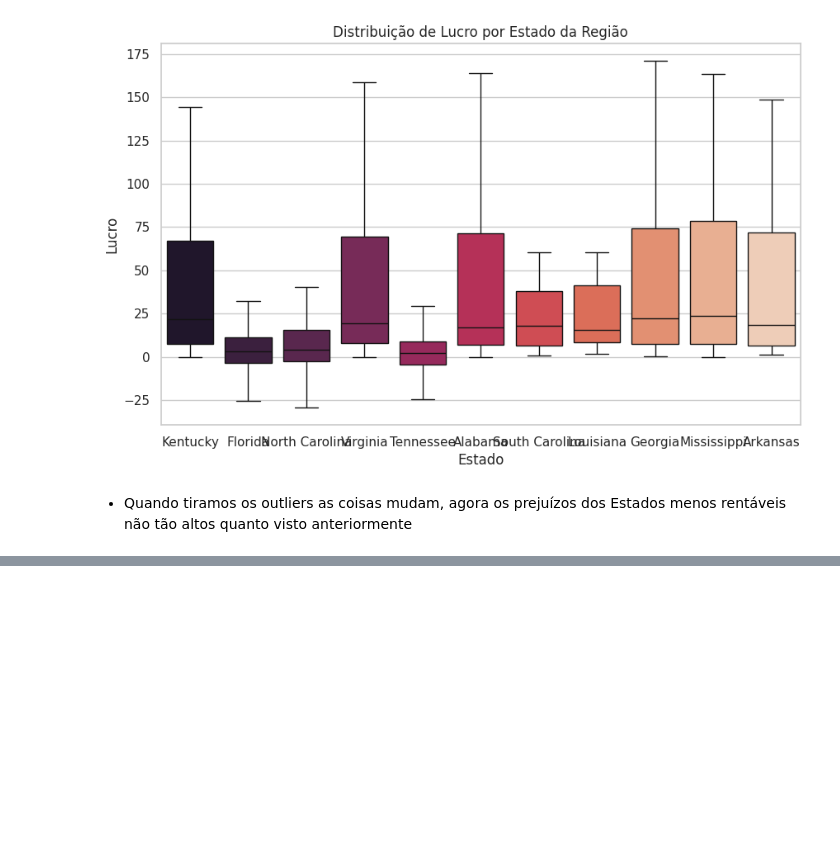
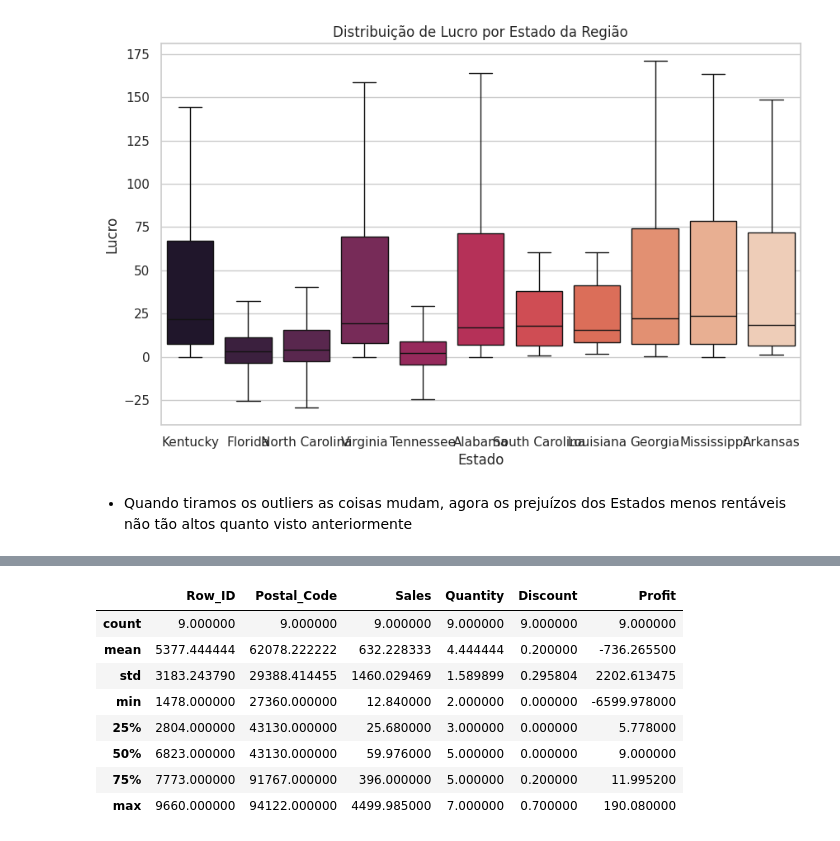
Before and after one commit to Ronaldo-Junior1/analise-dados-supermercado, a Jupyter notebook: Analise_base_supermercadoTeste.ipynb, the cells around one changed output, grey strips where cells are left out. Drawn from its saved outputs; the diff is of its cells as text; code cells hidden in the pictures; blank space fills up the shorter version.

```diff
--- a/Analise_base_supermercadoTeste.ipynb
+++ b/Analise_base_supermercadoTeste.ipynb
@@ -714,0 +774,13 @@ Passing `palette` without assigning `hue` is deprecated and will be removed in v
+# %%
+#. Exibindo os dados estatísticos do cliente Cindy para uma análise prévia
+df_Cindy.describe()
+# %% [output]
+|  | Row_ID | Postal_Code | Sales | Quantity | Discount | Profit |
+| count | 9.000000 | 9.000000 | 9.000000 | 9.000000 | 9.000000 | 9.000000 |
+| mean | 5377.444444 | 62078.222222 | 632.228333 | 4.444444 | 0.200000 | -736.265500 |
+| std | 3183.243790 | 29388.414455 | 1460.029469 | 1.589899 | 0.295804 | 2202.613475 |
+| min | 1478.000000 | 27360.000000 | 12.840000 | 2.000000 | 0.000000 | -6599.978000 |
+| 25% | 2804.000000 | 43130.000000 | 25.680000 | 3.000000 | 0.000000 | 5.778000 |
+| 50% | 6823.000000 | 43130.000000 | 59.976000 | 5.000000 | 0.000000 | 9.000000 |
+| 75% | 7773.000000 | 91767.000000 | 396.000000 | 5.000000 | 0.200000 | 11.995200 |
+| max | 9660.000000 | 94122.000000 | 4499.985000 | 7.000000 | 0.700000 | 190.080000 |
```
Also changed, not shown: parts of 9 cells of this notebook.
